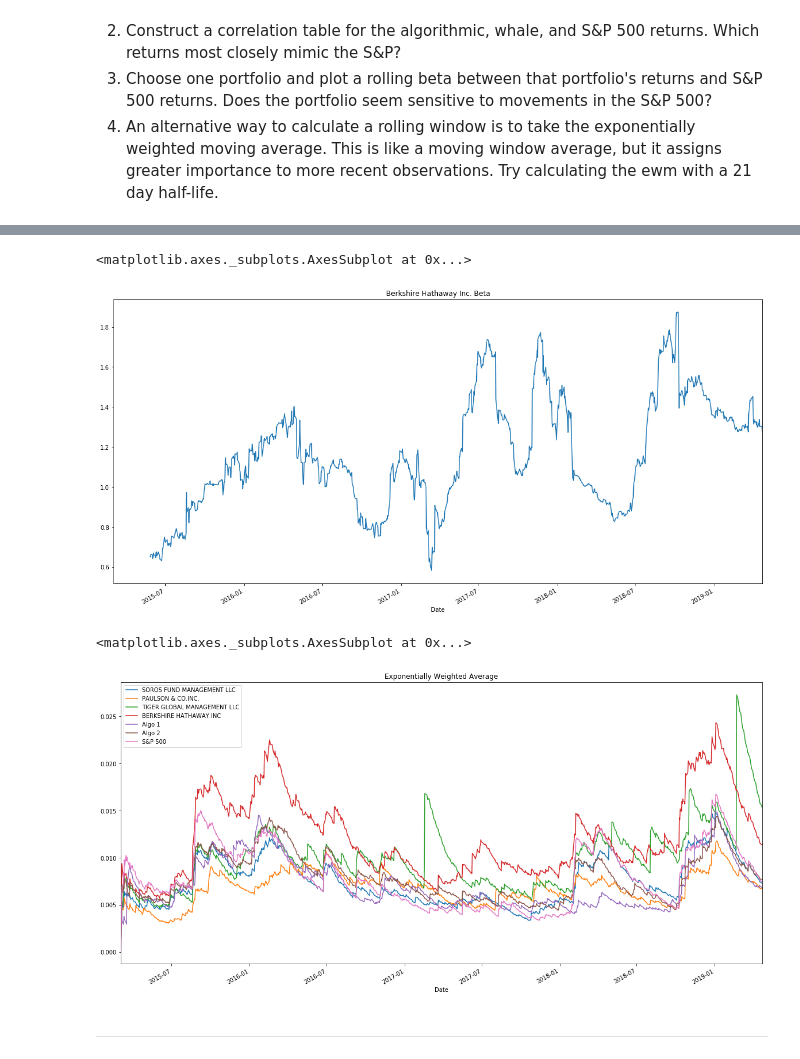
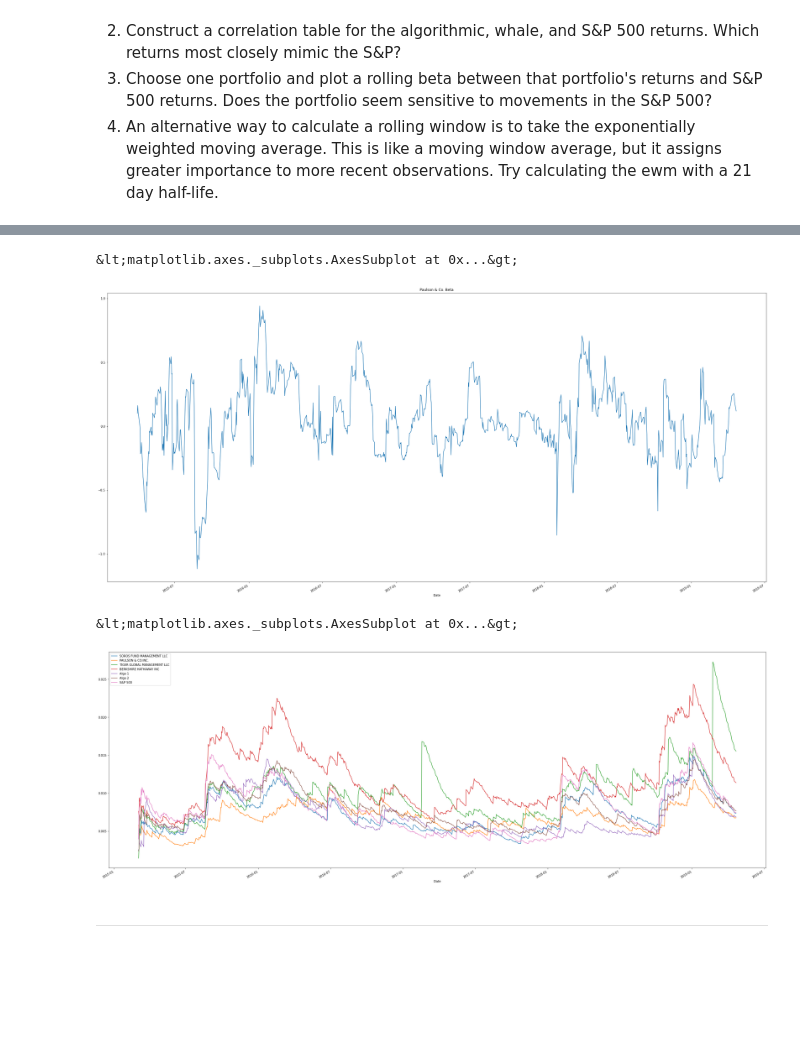
Before and after one commit to lanre00/FinTech, a Jupyter notebook: Homework/04-Pandas/HOMEWORK.ipynb, the cells around one changed output, grey strips where cells are left out. Saved outputs shown, nothing was run; the diff lists cells and outputs as text; code cells hidden in the pictures; blank space fills up the shorter version.

```diff
--- a/Homework/04-Pandas/HOMEWORK.ipynb
+++ b/Homework/04-Pandas/HOMEWORK.ipynb
@@ -286,16 +294,28 @@ Risk changes over time. Analyze the rolling statistics for Risk and Beta.
 # %%
 # Calculate Beta for a single portfolio compared to the total market (S&P 500)
 # (Your graph may differ, dependent upon which portfolio you are comparing)
 # YOUR CODE HERE
+
+paulson_rc = cp["PAULSON & CO.INC. "].rolling(window=21).cov(cp["S&P 500"])
+
+rolling_variance = cp["PAULSON & CO.INC. "].rolling(window=21).var()
+
+paulson_beta = paulson_rc / rolling_variance
+
+paulson_beta.plot(figsize=(40,20), title='Paulson & Co. Beta')
 # %% [output]
-<matplotlib.axes._subplots.AxesSubplot at 0x...>
+&lt;matplotlib.axes._subplots.AxesSubplot at 0x...&gt;
-[figure, old version]
+[figure, new version]
 # %%
 # Calculate a rolling window using the exponentially weighted moving average.
 # YOUR CODE HERE
+
+cp_ewm = cp.ewm(halflife=21).std()
+
+cp_ewm.plot(figsize=(40,15))
 # %% [output]
-<matplotlib.axes._subplots.AxesSubplot at 0x...>
+&lt;matplotlib.axes._subplots.AxesSubplot at 0x...&gt;
-[figure, old version]
+[figure, new version]
 # %% [markdown]
 ---
 # %% [markdown]
```
Also changed, not shown: parts of 7 cells of this notebook.
